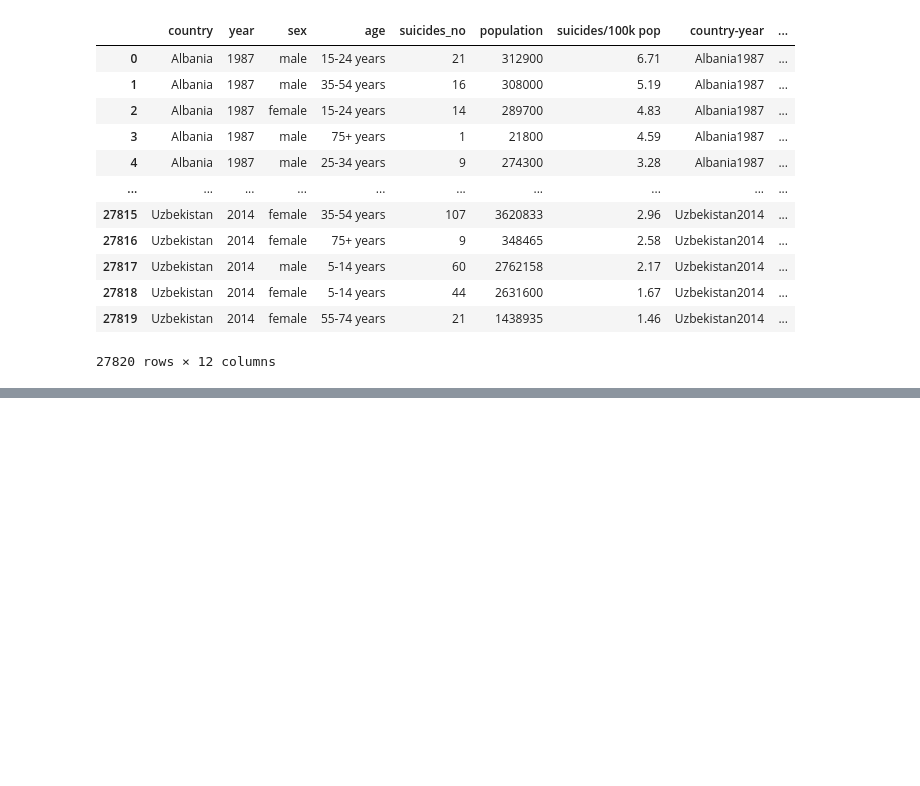
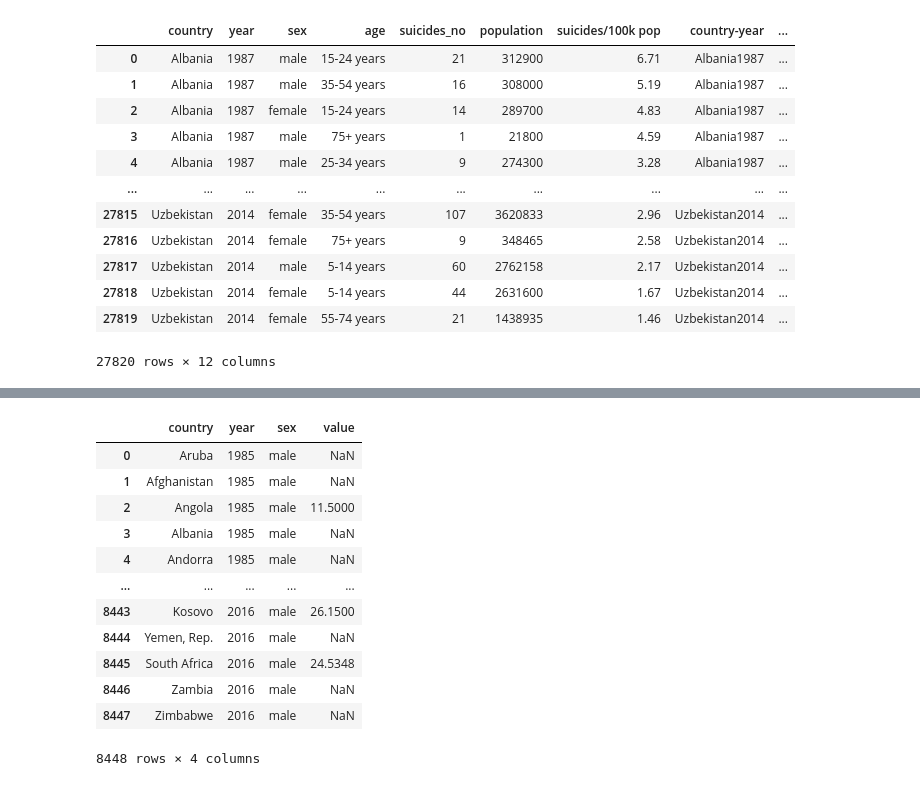
Before and after one commit to Brunadiasmiguel/depression, a Jupyter notebook: data-wrangling/country-year-sex.ipynb, the cells around one changed output, grey strips where cells are left out. Cells and saved outputs as stored; diff of their text form; code cells hidden in the pictures; blank space fills up the shorter version.

```diff
--- a/data-wrangling/country-year-sex.ipynb
+++ b/data-wrangling/country-year-sex.ipynb
@@ -50,0 +124,24 @@ df.describe()
+# %%
+uf=uf.drop(['Country Code', 'Indicator Name', 'Indicator Code', '1960', '1961',
+       '1962', '1963', '1964', '1965', '1966', '1967', '1968', '1969', '1970',
+       '1971', '1972', '1973', '1974', '1975', '1976', '1977', '1978', '1979',
+       '1980', '1981', '1982', '1983', '1984', '2017', '2018', '2019', 'Unnamed: 64'],axis=1)
+
+um=um.drop(['Country Code', 'Indicator Name', 'Indicator Code', '1960', '1961',
+       '1962', '1963', '1964', '1965', '1966', '1967', '1968', '1969', '1970',
+       '1971', '1972', '1973', '1974', '1975', '1976', '1977', '1978', '1979',
+       '1980', '1981', '1982', '1983', '1984', '2017', '2018', '2019', 'Unnamed: 64'],axis=1)
+# %%
+uf=pd.melt(uf,id_vars=['Country Name'], value_vars=['1985', '1986',
+       '1987', '1988', '1989', '1990', '1991', '1992', '1993', '1994', '1995',
+       '1996', '1997', '1998', '1999', '2000', '2001', '2002', '2003', '2004',
+       '2005', '2006', '2007', '2008', '2009', '2010', '2011', '2012', '2013',
+       '2014', '2015', '2016'],
+       var_name='year')
+
+um=pd.melt(um,id_vars=['Country Name'], value_vars=['1985', '1986',
+       '1987', '1988', '1989', '1990', '1991', '1992', '1993', '1994', '1995',
+       '1996', '1997', '1998', '1999', '2000', '2001', '2002', '2003', '2004',
+       '2005', '2006', '2007', '2008', '2009', '2010', '2011', '2012', '2013',
+       '2014', '2015', '2016'],
+       var_name='year')
@@ -50,0 +159,16 @@ df.describe()
+# %%
+um
+# %% [output]
+|  | country | year | sex | value |
+| 0 | Aruba | 1985 | male | NaN |
+| 1 | Afghanistan | 1985 | male | NaN |
+| 2 | Angola | 1985 | male | 11.5000 |
+| 3 | Albania | 1985 | male | NaN |
+| 4 | Andorra | 1985 | male | NaN |
+| ... | ... | ... | ... | ... |
+| 8443 | Kosovo | 2016 | male | 26.1500 |
+| 8444 | Yemen, Rep. | 2016 | male | NaN |
+| 8445 | South Africa | 2016 | male | 24.5348 |
+| 8446 | Zambia | 2016 | male | NaN |
+| 8447 | Zimbabwe | 2016 | male | NaN |
+8448 rows × 4 columns
```
Also changed, not shown: parts of 18 cells of this notebook, 2 other files.
